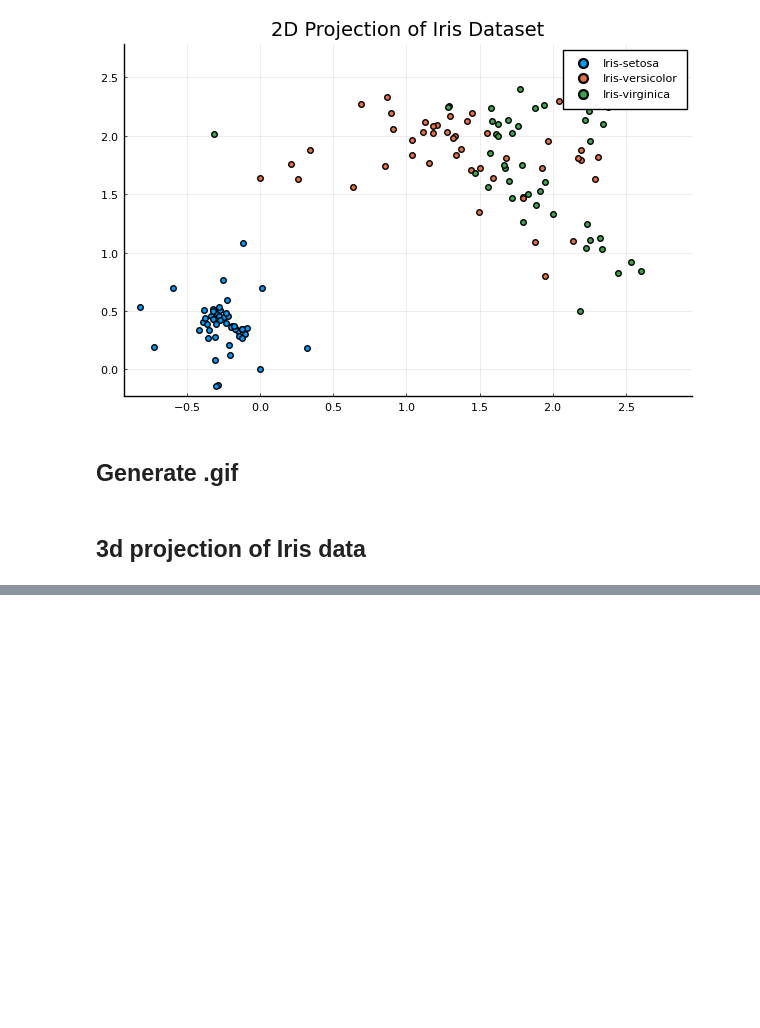
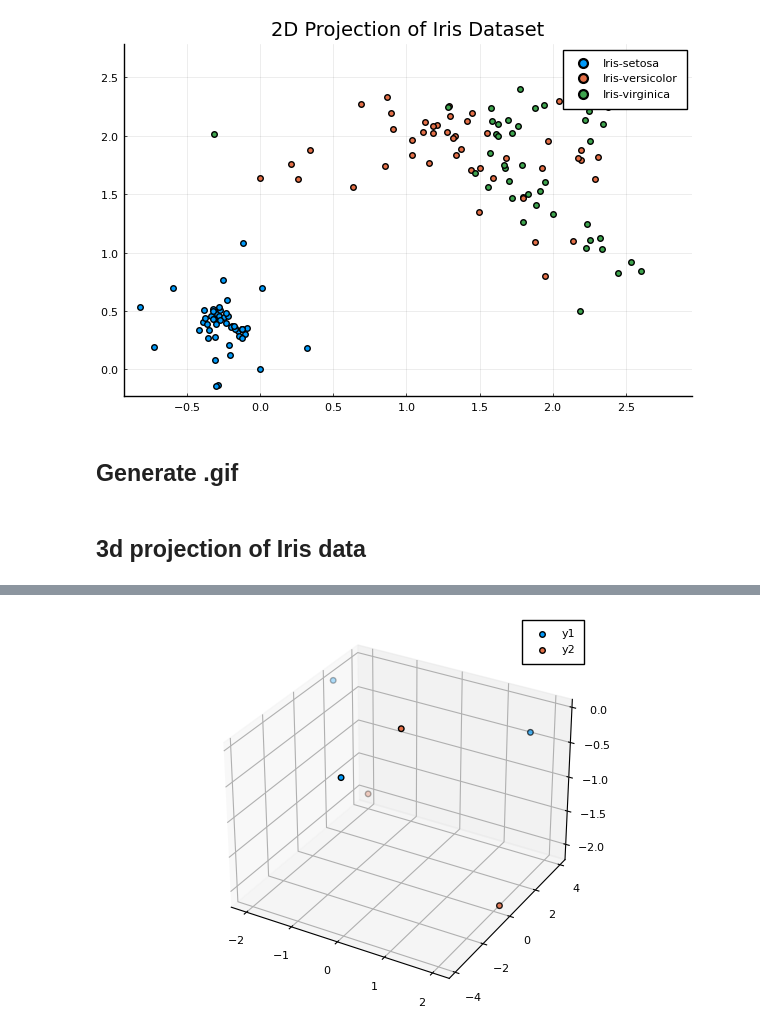
Before and after one commit to cprimel/topomap, a Jupyter notebook: examples/examples.ipynb, the cells around one changed output, grey strips where cells are left out. Cells and saved outputs as stored; diff of their text form; code cells hidden in the pictures; blank space fills up the shorter version.

```diff
--- a/examples/examples.ipynb
+++ b/examples/examples.ipynb
@@ -84,0 +179,2 @@ scatter(tm_iris[1,:], tm_iris[2,:], group=iris_labels,title = "2D Projection of
+# %%
+z_centered = (centered_hc'*RT)'
@@ -84,0 +187,2 @@ scatter(tm_iris[1,:], tm_iris[2,:], group=iris_labels,title = "2D Projection of
+# %%
+rotated_x = rotate_x(z_centered, pi/2)[:,1:3]
@@ -84,0 +196,5 @@ scatter(tm_iris[1,:], tm_iris[2,:], group=iris_labels,title = "2D Projection of
+# %%
+scatter(z_centered[1,:], z_centered[2,:], z_centered[3,:])
+scatter!(rotated_x[1,:], rotated_x[2,:], rotated_x[3,:])
+# %% [output]
+[figure, added]
```
Also changed, not shown: parts of 11 cells of this notebook, 14 other files.
